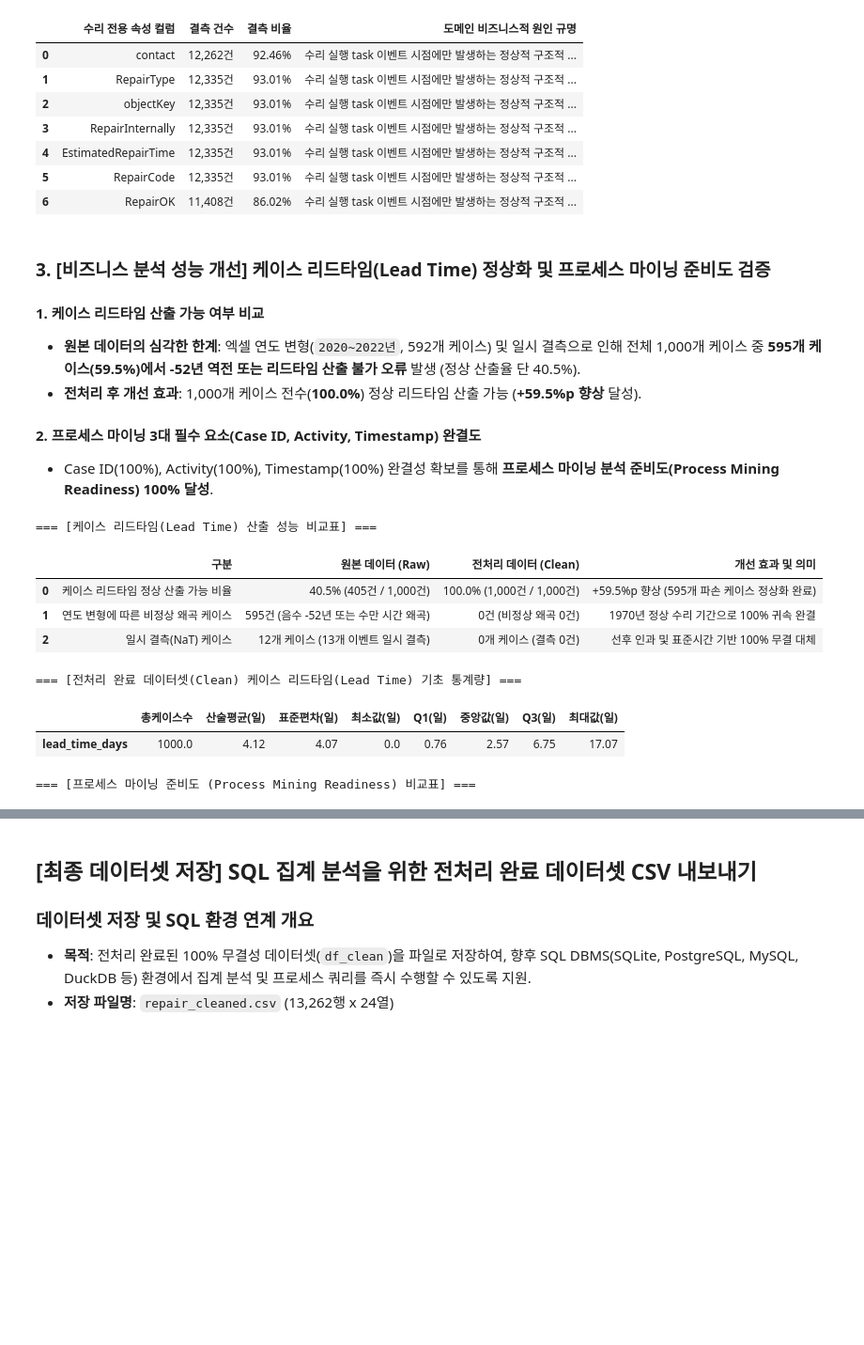
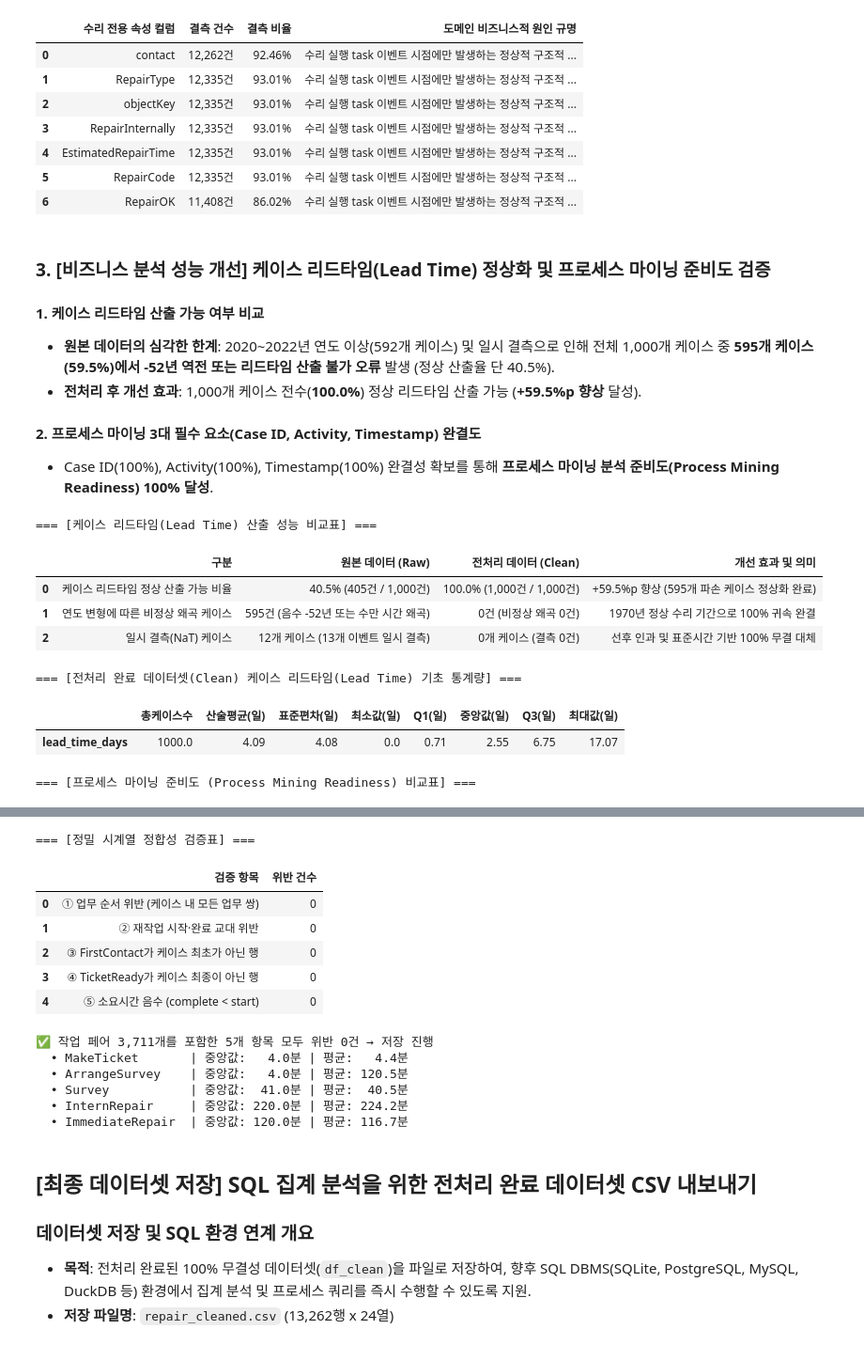
Before and after one commit to nus1245/puzzle_data, a Jupyter notebook: analysis.ipynb, the cells around one changed output, grey strips where cells are left out. Shown at 94% size. Saved outputs shown, nothing was run; the diff lists cells and outputs as text; code cells hidden in the pictures; blank space fills up the shorter version.

```diff
--- a/analysis.ipynb
+++ b/analysis.ipynb
@@ -2544,0 +2377,18 @@ if 'df_clean' in locals():
+# %%
+case5_rows = ev.index[ev['확정일시'].isna()]
+restore_rows(case5_rows)
+
+print(f"=== [CASE 5] 일시 확정: 대상 {len(case5_rows)}행 → 확정 {ev.loc[case5_rows, '확정일시'].notna().sum()}행 ===")
+display(ev.loc[case5_rows, '복원방법'].value_counts().rename('행 수').to_frame())
+
+result_5 = ev.loc[case5_rows, ['caseID', '작업', 'time', '확정일시', '복원방법', '근거']].sort_values('caseID')
+result_5 = result_5.rename(columns={'time': '원본 time'})
+display(result_5)
+
+# anom_time_rows 및 df_clean에 반영 (날짜와 시각을 함께 갱신)
+anom_time_rows['re_time'] = ev.loc[anom_time_rows.index, '확정일시'].dt.strftime('%H:%M')
+changed = ev['복원방법'] != '원본 유지'
+df_clean.loc[changed, 're_date'] = ev.loc[changed, '확정일시'].dt.strftime('%Y-%m-%d')
+df_clean['re_time'] = df_clean['time']
+df_clean.loc[changed, 're_time'] = ev.loc[changed, '확정일시'].dt.strftime('%H:%M')
+print(f"\n✔ df_clean re_date 결측: {df_clean['re_date'].isna().sum()}건 / re_time 결측: {df_clean['re_time'].isna().sum()}건")
@@ -2692,7 +2563,7 @@ display(domain_missing_df)
 ### 3. [비즈니스 분석 성능 개선] 케이스 리드타임(Lead Time) 정상화 및 프로세스 마이닝 준비도 검증
 
 #### 1. 케이스 리드타임 산출 가능 여부 비교
-- **원본 데이터의 심각한 한계**: 엑셀 연도 변형(`2020~2022년`, 592개 케이스) 및 일시 결측으로 인해 전체 1,000개 케이스 중 **595개 케이스(59.5%)에서 -52년 역전 또는 리드타임 산출 불가 오류** 발생 (정상 산출율 단 40.5%).
+- **원본 데이터의 심각한 한계**: 2020~2022년 연도 이상(592개 케이스) 및 일시 결측으로 인해 전체 1,000개 케이스 중 **595개 케이스(59.5%)에서 -52년 역전 또는 리드타임 산출 불가 오류** 발생 (정상 산출율 단 40.5%).
 - **전처리 후 개선 효과**: 1,000개 케이스 전수(**100.0%**) 정상 리드타임 산출 가능 (**+59.5%p 향상** 달성).
 
 #### 2. 프로세스 마이닝 3대 필수 요소(Case ID, Activity, Timestamp) 완결도
@@ -2747,39 +2618,81 @@ pm_readiness_df = pd.DataFrame([
         '대응 컬럼': 'caseID',
         '원본 완결도': '100.0% (결측 0건)',
         '전처리 후 완결도': '100.0% (결측 0건)',
         '분석 기여도': '단일 수리 건별 프로세스 인스턴스 식별'
     },
     {
         '프로세스 마이닝 필수 구성 요소': '2. Activity Name (수행 작업명)',
         '대응 컬럼': 'taskID',
         '원본 완결도': '99.98% (결측 2건)',
         '전처리 후 완결도': '100.0% (결측 0건)',
         '분석 기여도': '프로세스 노드(Node) 및 라이프사이클 추적'
     },
     {
         '프로세스 마이닝 필수 구성 요소': '3. Timestamp (이벤트 타임스탬프)',
         '대응 컬럼': 'clean_timestamp',
         '원본 완결도': '93.37% (879건 파손/결측)',
         '전처리 후 완결도': '100.0% (13,262건 전수 무결)',
         '분석 기여도': '전이 시간, 대기시간, 병목 구간, DFG 맵 도출'
     }
 ])
 print("\n=== [프로세스 마이닝 준비도 (Process Mining Readiness) 비교표] ===")
 display(pm_readiness_df)
+# 5. [정밀 시계열 정합성 검증] 가정 A 전수 검증 — 통과해야 저장
+check = add_step_info(df_clean)
+order_errors = count_order_errors(check, 'clean_timestamp')
+rework_errors = count_rework_errors(check, 'clean_timestamp')
+
+case_first = check.groupby('caseID')['clean_timestamp'].transform('min')
+case_last = check.groupby('caseID')['clean_timestamp'].transform('max')
+fc_not_first = ((check['taskID'] == 'FirstContact') & (check['clean_timestamp'] != case_first)).sum()
+tr_not_last = ((check['taskID'] == 'TicketReady') & (check['clean_timestamp'] != case_last)).sum()
+
+check['회차'] = check.groupby(['caseID', 'taskID', 'eventtype']).cumcount() + 1
+pairs = check.pivot_table(index=['caseID', 'taskID', '회차'], columns='eventtype', values='clean_timestamp', aggfunc='first')
+pairs = pairs.dropna(subset=['start', 'complete'])
+pairs['소요(분)'] = (pairs['complete'] - pairs['start']).dt.total_seconds() / 60
+negative = (pairs['소요(분)'] < 0).sum()
+
+integrity_df = pd.DataFrame({
+    '검증 항목': ['① 업무 순서 위반 (케이스 내 모든 업무 쌍)', '② 재작업 시작·완료 교대 위반',
+              '③ FirstContact가 케이스 최초가 아닌 행', '④ TicketReady가 케이스 최종이 아닌 행',
+              '⑤ 소요시간 음수 (complete < start)'],
+    '위반 건수': [len(order_errors), len(rework_errors), int(fc_not_first), int(tr_not_last), int(negative)],
+})
+print("\n=== [정밀 시계열 정합성 검증표] ===")
+display(integrity_df)
+assert integrity_df['위반 건수'].sum() == 0, "정합성 위반이 남아 있어 저장하지 않습니다."
+print(f"✅ 작업 페어 {len(pairs):,}개를 포함한 5개 항목 모두 위반 0건 → 저장 진행")
+for t in ['MakeTicket', 'ArrangeSurvey', 'Survey', 'InternRepair', 'ImmediateRepair']:
+    sub = pairs.loc[pairs.index.get_level_values('taskID') == t, '소요(분)']
+    print(f"  • {t:16s} | 중앙값: {sub.median():5.1f}분 | 평균: {sub.mean():5.1f}분")
 # %% [output]
 === [케이스 리드타임(Lead Time) 산출 성능 비교표] ===
 |  | 구분 | 원본 데이터 (Raw) | 전처리 데이터 (Clean) | 개선 효과 및 의미 |
 | 0 | 케이스 리드타임 정상 산출 가능 비율 | 40.5% (405건 / 1,000건) | 100.0% (1,000건 / 1,000건) | +59.5%p 향상 (595개 파손 케이스 정상화 완료) |
 | 1 | 연도 변형에 따른 비정상 왜곡 케이스 | 595건 (음수 -52년 또는 수만 시간 왜곡) | 0건 (비정상 왜곡 0건) | 1970년 정상 수리 기간으로 100% 귀속 완결 |
 | 2 | 일시 결측(NaT) 케이스 | 12개 케이스 (13개 이벤트 일시 결측) | 0개 케이스 (결측 0건) | 선후 인과 및 표준시간 기반 100% 무결 대체 |
 === [전처리 완료 데이터셋(Clean) 케이스 리드타임(Lead Time) 기초 통계량] ===
 |  | 총케이스수 | 산술평균(일) | 표준편차(일) | 최소값(일) | Q1(일) | 중앙값(일) | Q3(일) | 최대값(일) |
-| lead_time_days | 1000.0 | 4.12 | 4.07 | 0.0 | 0.76 | 2.57 | 6.75 | 17.07 |
+| lead_time_days | 1000.0 | 4.09 | 4.08 | 0.0 | 0.71 | 2.55 | 6.75 | 17.07 |
 === [프로세스 마이닝 준비도 (Process Mining Readiness) 비교표] ===
 |  | 프로세스 마이닝 필수 구성 요소 | 대응 컬럼 | 원본 완결도 | 전처리 후 완결도 | 분석 기여도 |
 | 0 | 1. Case Identifier (케이스 식별자) | caseID | 100.0% (결측 0건) | 100.0% (결측 0건) | 단일 수리 건별 프로세스 인스턴스 식별 |
 | 1 | 2. Activity Name (수행 작업명) | taskID | 99.98% (결측 2건) | 100.0% (결측 0건) | 프로세스 노드(Node) 및 라이프사이클 추적 |
 | 2 | 3. Timestamp (이벤트 타임스탬프) | clean_timestamp | 93.37% (879건 파손/결측) | 100.0% (13,262건 전수 무결) | 전이 시간, 대기시간, 병목 구간, DFG 맵 도출 |
+=== [정밀 시계열 정합성 검증표] ===
+|  | 검증 항목 | 위반 건수 |
+| 0 | ① 업무 순서 위반 (케이스 내 모든 업무 쌍) | 0 |
+| 1 | ② 재작업 시작·완료 교대 위반 | 0 |
+| 2 | ③ FirstContact가 케이스 최초가 아닌 행 | 0 |
+| 3 | ④ TicketReady가 케이스 최종이 아닌 행 | 0 |
+| 4 | ⑤ 소요시간 음수 (complete < start) | 0 |
+✅ 작업 페어 3,711개를 포함한 5개 항목 모두 위반 0건 → 저장 진행
+  • MakeTicket       | 중앙값:   4.0분 | 평균:   4.4분
+  • ArrangeSurvey    | 중앙값:   4.0분 | 평균: 120.5분
+  • Survey           | 중앙값:  41.0분 | 평균:  40.5분
+  • InternRepair     | 중앙값: 220.0분 | 평균: 224.2분
+  • ImmediateRepair  | 중앙값: 120.0분 | 평균: 116.7분
 # %% [markdown]
 ## [최종 데이터셋 저장] SQL 집계 분석을 위한 전처리 완료 데이터셋 CSV 내보내기
 
```
Also changed, not shown: parts of 57 cells of this notebook, 8 other files.
